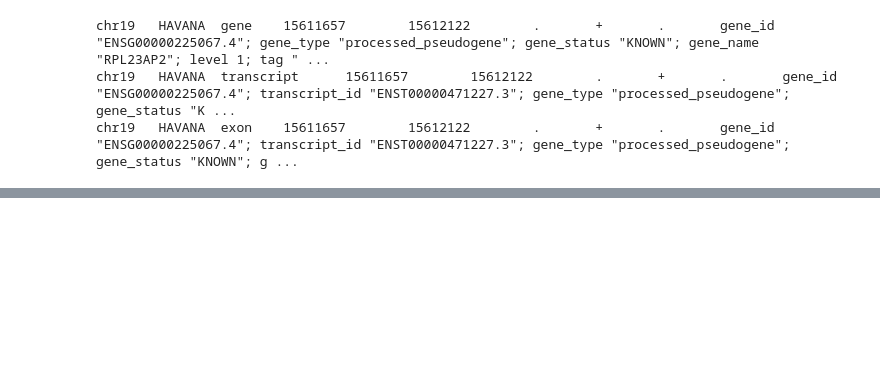
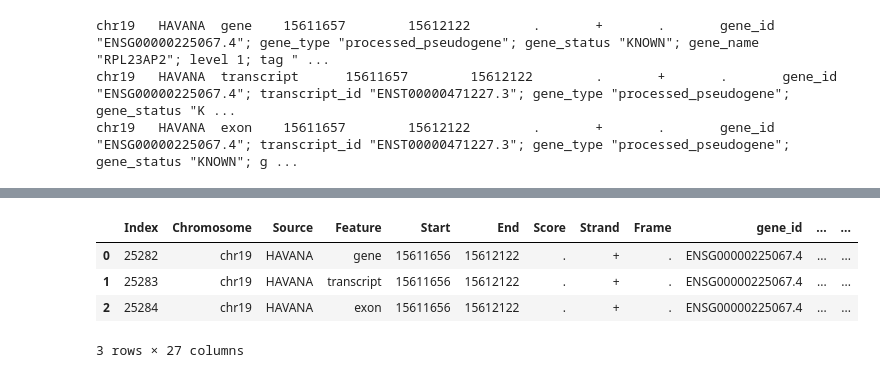
Before and after one commit to hisplan/10k-ft-overview-seqc, a Jupyter notebook: h5/explore-h5.ipynb, the cells around one changed output, grey strips where cells are left out. Saved outputs shown, nothing was run; the diff lists cells and outputs as text; code cells hidden in the pictures; blank space fills up the shorter version.

```diff
--- a/h5/read-h5.ipynb
+++ b/h5/explore-h5.ipynb
@@ -254,0 +365,15 @@ chr19   HAVANA  exon    15611657        15612122        .       +       .
+# %%
+found = []
+
+# to treat really like pandas dataframe, use the `.as_df()` method
+for row in gr.as_df().itertuples():
+    if gene_id in row.gene_id:
+        found.append(row)
+
+pd.DataFrame(found)
+# %% [output]
+|  | Index | Chromosome | Source | Feature | Start | End | Score | Strand | Frame | gene_id | ... | ... |
+| 0 | 25282 | chr19 | HAVANA | gene | 15611656 | 15612122 | . | + | . | ENSG00000225067.4 | ... | ... |
+| 1 | 25283 | chr19 | HAVANA | transcript | 15611656 | 15612122 | . | + | . | ENSG00000225067.4 | ... | ... |
+| 2 | 25284 | chr19 | HAVANA | exon | 15611656 | 15612122 | . | + | . | ENSG00000225067.4 | ... | ... |
+3 rows × 27 columns
```
Also changed, not shown: parts of 30 cells of this notebook.
